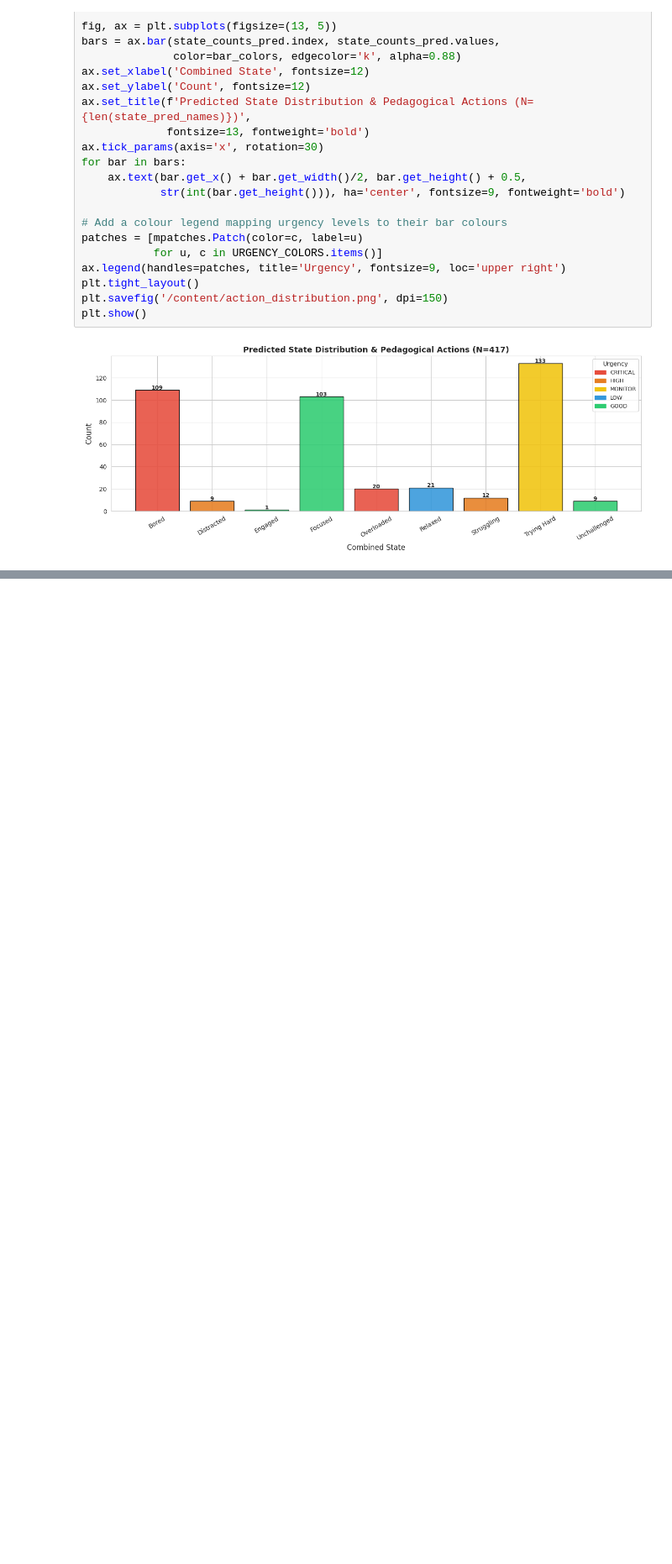
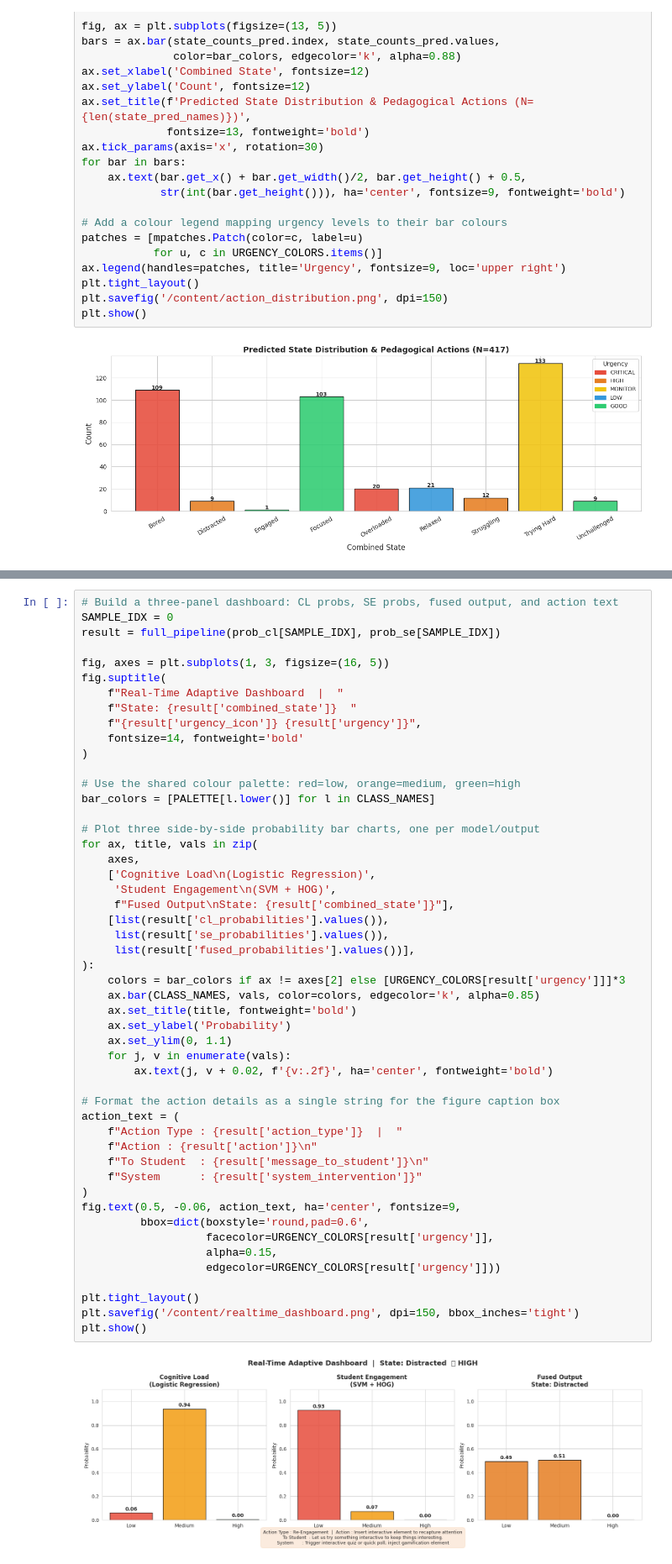
Before and after one commit to YasiniK/multimodal-student-cognitive-load-and-engagement-detection, a Jupyter notebook: fusion_layer.ipynb, the cells around one changed output, grey strips where cells are left out. Shown at 84% size. Drawn from its saved outputs; the diff is of its cells as text; blank space fills up the shorter version.

```diff
--- a/fusion_layer.ipynb
+++ b/fusion_layer.ipynb
@@ -1558,0 +1608,52 @@ plt.show()
+# %%
+# Build a three-panel dashboard: CL probs, SE probs, fused output, and action text
+SAMPLE_IDX = 0
+result = full_pipeline(prob_cl[SAMPLE_IDX], prob_se[SAMPLE_IDX])
+
+fig, axes = plt.subplots(1, 3, figsize=(16, 5))
+fig.suptitle(
+    f"Real-Time Adaptive Dashboard  |  "
+    f"State: {result['combined_state']}  "
+    f"{result['urgency_icon']} {result['urgency']}",
+    fontsize=14, fontweight='bold'
+)
+
+# Use the shared colour palette: red=low, orange=medium, green=high
+bar_colors = [PALETTE[l.lower()] for l in CLASS_NAMES]
+
+# Plot three side-by-side probability bar charts, one per model/output
+for ax, title, vals in zip(
+    axes,
+    ['Cognitive Load\n(Logistic Regression)',
+     'Student Engagement\n(SVM + HOG)',
+     f"Fused Output\nState: {result['combined_state']}"],
+    [list(result['cl_probabilities'].values()),
+     list(result['se_probabilities'].values()),
+     list(result['fused_probabilities'].values())],
+):
+    colors = bar_colors if ax != axes[2] else [URGENCY_COLORS[result['urgency']]]*3
+    ax.bar(CLASS_NAMES, vals, color=colors, edgecolor='k', alpha=0.85)
+    ax.set_title(title, fontweight='bold')
+    ax.set_ylabel('Probability')
+    ax.set_ylim(0, 1.1)
+    for j, v in enumerate(vals):
+        ax.text(j, v + 0.02, f'{v:.2f}', ha='center', fontweight='bold')
+
+# Format the action details as a single string for the figure caption box
+action_text = (
+    f"Action Type : {result['action_type']}  |  "
+    f"Action : {result['action']}\n"
+    f"To Student  : {result['message_to_student']}\n"
+    f"System      : {result['system_intervention']}"
+)
+fig.text(0.5, -0.06, action_text, ha='center', fontsize=9,
+         bbox=dict(boxstyle='round,pad=0.6',
+                   facecolor=URGENCY_COLORS[result['urgency']],
+                   alpha=0.15,
+                   edgecolor=URGENCY_COLORS[result['urgency']]))
+
+plt.tight_layout()
+plt.savefig('/content/realtime_dashboard.png', dpi=150, bbox_inches='tight')
+plt.show()
+# %% [output]
+[figure, added]
```
Also changed, not shown: parts of 4 cells of this notebook.
